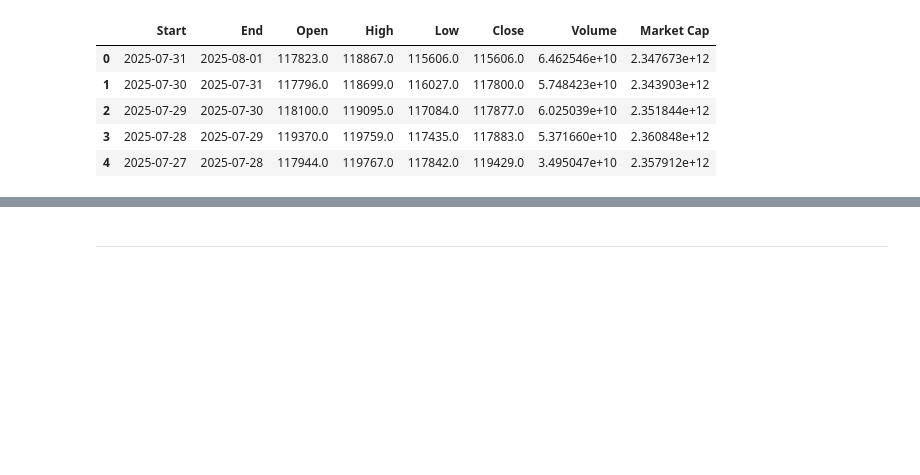
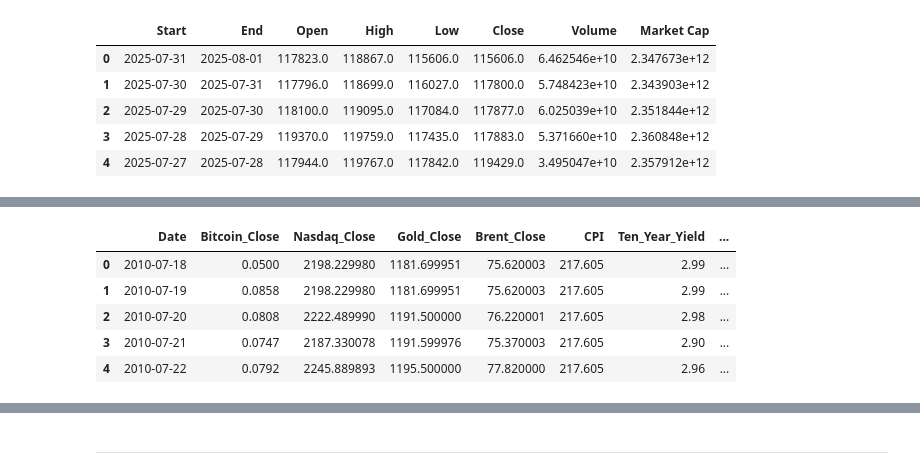
Before and after one commit to Mickyreegs/Project5, a Jupyter notebook: jupyter_notebooks/Data_Collection_And_Cleaning.ipynb, the cells around one changed output, grey strips where cells are left out. Saved outputs shown, nothing was run; the diff lists cells and outputs as text; code cells hidden in the pictures; blank space fills up the shorter version.

```diff
--- a/jupyter_notebooks/Data_Collection_And_Cleaning.ipynb
+++ b/jupyter_notebooks/Data_Collection_And_Cleaning.ipynb
@@ -142,0 +341,6 @@ df_nasdaq.head()
+# %%
+df_merged = pd.merge(df_bitcoin, df_nasdaq_commodities, on='Date', how='left')
+
+df_merged = pd.merge(df_merged, df_macro_merged, on='Date', how='left')
+
+df_merged = df_merged.sort_values(by='Date').reset_index(drop=True)
@@ -142,0 +372,2 @@ df_nasdaq.head()
+# %%
+df_merged = df_merged.ffill()
@@ -142,0 +376,2 @@ df_nasdaq.head()
+# %%
+df_merged = df_merged.bfill()
@@ -142,0 +399,9 @@ df_nasdaq.head()
+# %%
+df_merged.head()
+# %% [output]
+|  | Date | Bitcoin_Close | Nasdaq_Close | Gold_Close | Brent_Close | CPI | Ten_Year_Yield | ... |
+| 0 | 2010-07-18 | 0.0500 | 2198.229980 | 1181.699951 | 75.620003 | 217.605 | 2.99 | ... |
+| 1 | 2010-07-19 | 0.0858 | 2198.229980 | 1181.699951 | 75.620003 | 217.605 | 2.99 | ... |
+| 2 | 2010-07-20 | 0.0808 | 2222.489990 | 1191.500000 | 76.220001 | 217.605 | 2.98 | ... |
+| 3 | 2010-07-21 | 0.0747 | 2187.330078 | 1191.599976 | 75.370003 | 217.605 | 2.90 | ... |
+| 4 | 2010-07-22 | 0.0792 | 2245.889893 | 1195.500000 | 77.820000 | 217.605 | 2.96 | ... |
```
Also changed, not shown: parts of 101 cells of this notebook, 4 other files.
